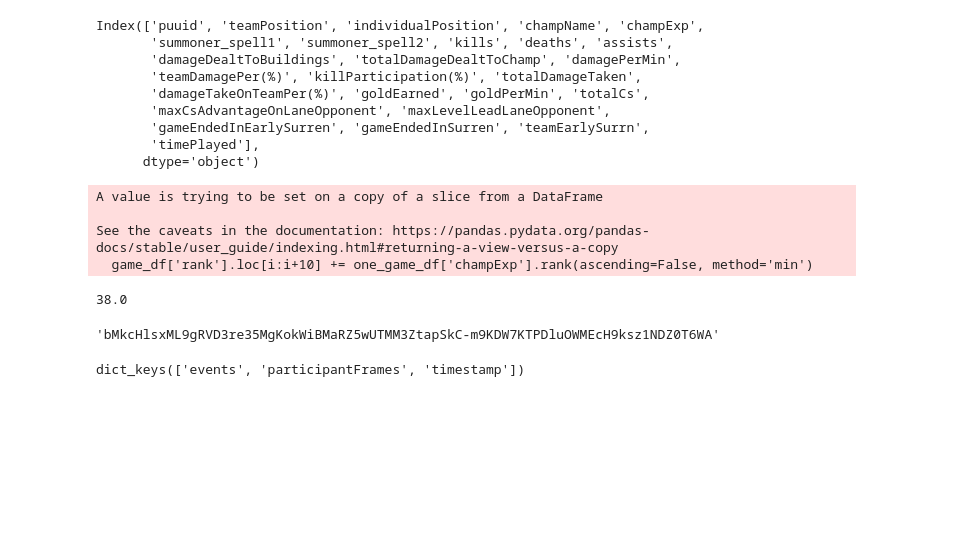
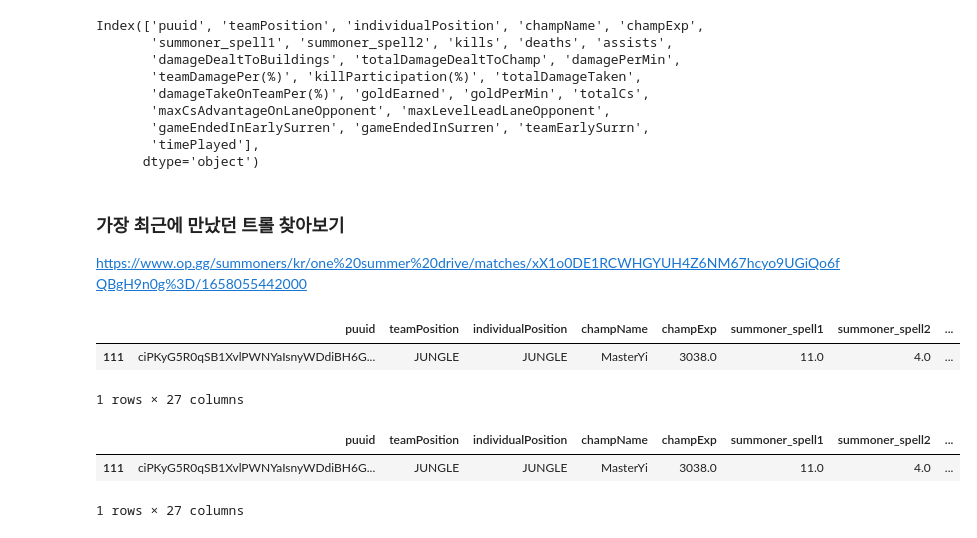
Before and after one commit to lima4/lol, a Jupyter notebook: api.ipynb, the cells around one changed output. Cells and saved outputs as stored; diff of their text form; code cells hidden in the pictures; blank space fills up the shorter version.

```diff
--- a/api.ipynb
+++ b/api.ipynb
@@ -644,30 +626,36 @@ Index(['puuid', 'teamPosition', 'individualPosition', 'champName', 'champExp',
 # 게임 경험치, 적에게 가한 피해량, 골드획득은 높을수록 좋은 지표 등수로는 높은순부터 1
 # maxCsAdvantageOnLaneOpponent, maxLevelLeadLaneOpponent또한 높을수록 좋은 지표, 등수로는 높은순부터 1
 # teamdamagePer에 대해서는 좀 지표세우기가 힘들다. 트롤로써 많이 죽어서 높을수도 있고 탱커라는 역활에 따라서 높을수도 있다.
+from pandas.core.common import SettingWithCopyWarning
+import warnings
+warnings.simplefilter(action='ignore', category=SettingWithCopyWarning)
 
 game_df['rank'] = 0
 for i in range(0, len(game_df), 10):
-    one_game_df = game_df[i : i+10]
-    game_df['rank'].loc[i:i+10] += one_game_df['champExp'].rank(ascending=False, method='min')
-    game_df['rank'].loc[i:i+10] += one_game_df['totalDamageDealtToChamp'].rank(ascending=False, method='min')
-    game_df['rank'].loc[i:i+10] += one_game_df['goldEarned'].rank(ascending=False, method='min')
-    game_df['rank'].loc[i:i+10] += one_game_df['maxCsAdvantageOnLaneOpponent'].rank(ascending=False, method='min')
-    game_df['rank'].loc[i:i+10] += one_game_df['maxLevelLeadLaneOpponent'].rank(ascending=False, method='min')
+    game_df['rank'].loc[i:i+9] += game_df[i : i+10]['champExp'].rank(ascending=False, method='min')
+    game_df['rank'].loc[i:i+9] += game_df[i : i+10]['totalDamageDealtToChamp'].rank(ascending=False, method='min')
+    game_df['rank'].loc[i:i+9] += game_df[i : i+10]['goldEarned'].rank(ascending=False, method='min')
+    game_df['rank'].loc[i:i+9] += game_df[i : i+10]['maxCsAdvantageOnLaneOpponent'].rank(ascending=False, method='min')
+    game_df['rank'].loc[i:i+9] += game_df[i : i+10]['maxLevelLeadLaneOpponent'].rank(ascending=False, method='min')
-# %% [output]
-A value is trying to be set on a copy of a slice from a DataFrame
-
-See the caveats in the documentation: https://pandas.pydata.org/pandas-docs/stable/user_guide/indexing.html#returning-a-view-versus-a-copy
-  game_df['rank'].loc[i:i+10] += one_game_df['champExp'].rank(ascending=False, method='min')
+# %% [markdown]
+### 가장 최근에 만났던 트롤 찾아보기
+https://www.op.gg/summoners/kr/one%20summer%20drive/matches/xX1o0DE1RCWHGYUH4Z6NM67hcyo9UGiQo6fQBgH9n0g%3D/1658055442000
+# %%
+# 게임에서 만났던 가장 기억에 남았던 트롤러이다.
+
+game_df[110:120][game_df[110:120]['rank']==max(game_df[110:120]['rank'])]
+# %% [output]
+|  | puuid | teamPosition | individualPosition | champName | champExp | summoner_spell1 | summoner_spell2 | ... |
+| 111 | ciPKyG5R0qSB1XvlPWNYaIsnyWDdiBH6G... | JUNGLE | JUNGLE | MasterYi | 3038.0 | 11.0 | 4.0 | ... |
+1 rows × 27 columns
 # %%
-# 1번째 게임에서 5개의 지표중 평균 7.5등을 기록한 플레이어는
-# 레나타라는 플레이어다. 레나타 플레이어에 대해서 실제 게임 타임라인을 통해 트롤여부를 확실히 판단하자
-max(game_df['rank'][0:10])
+# 11번째 게임에서 5개의 지표중 평균 9.5등을 기록한 플레이어는
+# 마스터이를한  플레이어다. 마스터이 플레이어에 대해서 실제 게임 타임라인을 통해 트롤여부를 확실히 판단하자
+game_df[110:120][game_df[110:120]['rank']==max(game_df[110:120]['rank'])]
 # %% [output]
+|  | puuid | teamPosition | individualPosition | champName | champExp | summoner_spell1 | summoner_spell2 | ... |
+| 111 | ciPKyG5R0qSB1XvlPWNYaIsnyWDdiBH6G... | JUNGLE | JUNGLE | MasterYi | 3038.0 | 11.0 | 4.0 | ... |
-38.0
+1 rows × 27 columns
-# %%
-game_df.loc[9]['puuid']
-# %% [output]
-'bMkcHlsxML9gRVD3re35MgKokWiBMaRZ5wUTMM3ZtapSkC-m9KDW7KTPDluOWMEcH9ksz1NDZ0T6WA'
 # %%
 # 게임 타임라인 불러오기
 def game_timeline(match_id_num):
@@ -678,4 +663,0 @@ aa = game_timeline(match_id[0])
-# %%
-aa['info']['frames'][0].keys()
-# %% [output]
-dict_keys(['events', 'participantFrames', 'timestamp'])
```
Also changed, not shown: parts of 23 cells of this notebook.
